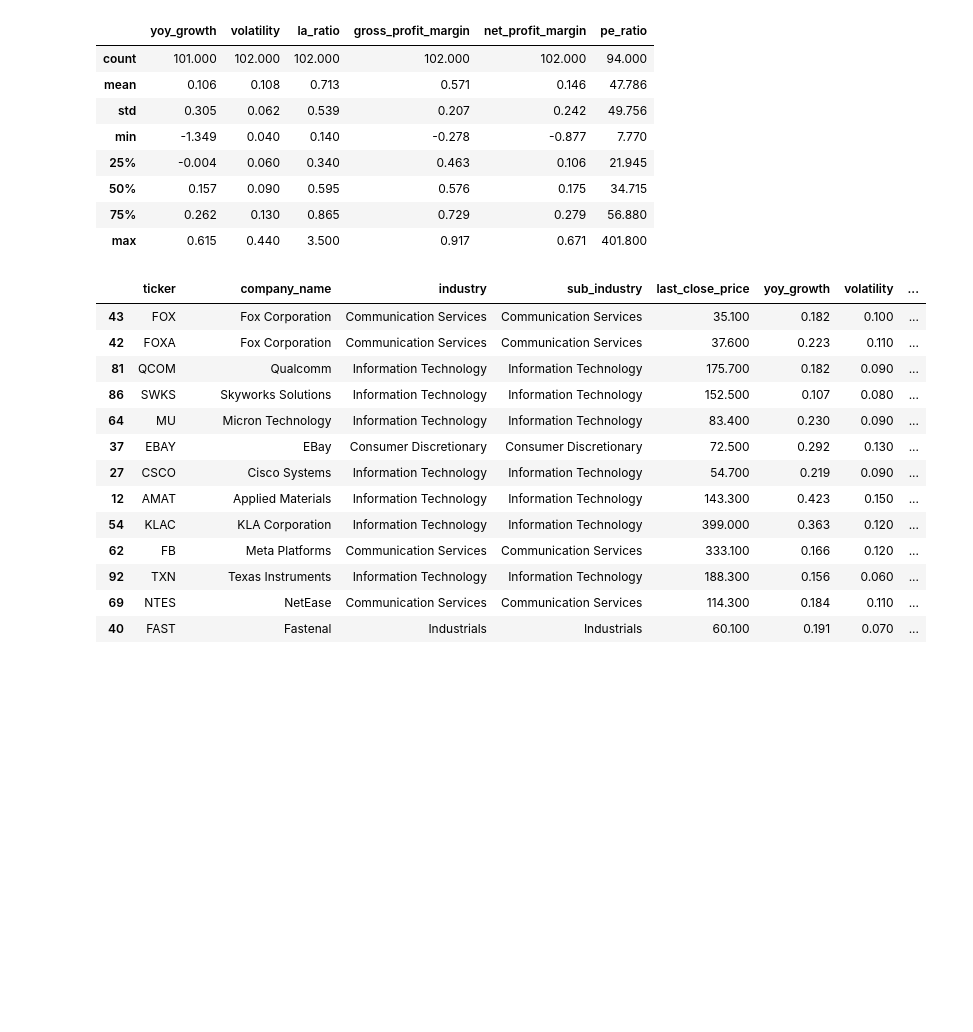
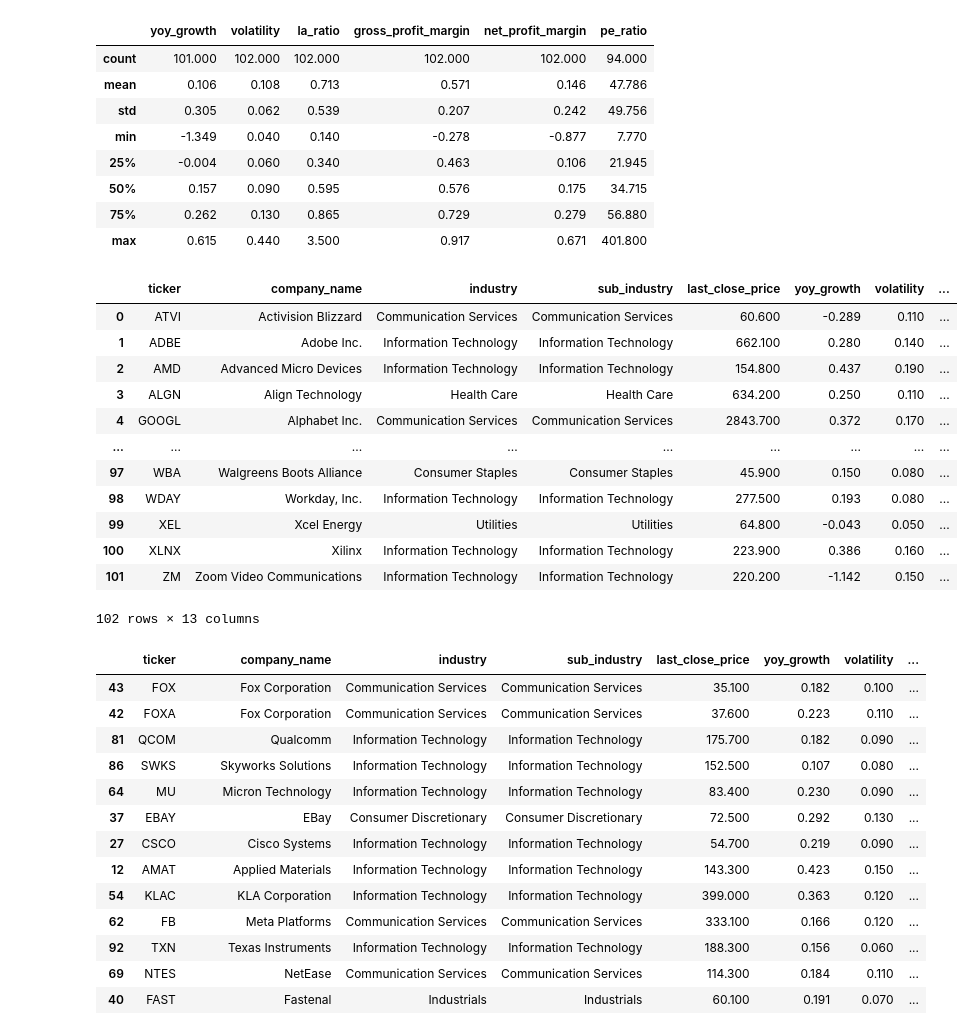
Before and after one commit to ipansh/choosy-stock, a Jupyter notebook: nasdaq_analysis.ipynb, the cells around one changed output. Drawn from its saved outputs; the diff is of its cells as text; code cells hidden in the pictures; blank space fills up the shorter version.

```diff
--- a/nasdaq_analysis.ipynb
+++ b/nasdaq_analysis.ipynb
@@ -274,6 +276,22 @@ fig.update_layout(showlegend=False)
 fig.show()
 # %%
 analysis_df = pd.read_csv('/Users/ilya/Desktop/Computer-Science/Github/choosy-stock/saved_df.csv').drop(columns = ['Unnamed: 0'])
+# %%
+analysis_df
+# %% [output]
+|  | ticker | company_name | industry | sub_industry | last_close_price | yoy_growth | volatility | ... |
+| 0 | ATVI | Activision Blizzard | Communication Services | Communication Services | 60.600 | -0.289 | 0.110 | ... |
+| 1 | ADBE | Adobe Inc. | Information Technology | Information Technology | 662.100 | 0.280 | 0.140 | ... |
+| 2 | AMD | Advanced Micro Devices | Information Technology | Information Technology | 154.800 | 0.437 | 0.190 | ... |
+| 3 | ALGN | Align Technology | Health Care | Health Care | 634.200 | 0.250 | 0.110 | ... |
+| 4 | GOOGL | Alphabet Inc. | Communication Services | Communication Services | 2843.700 | 0.372 | 0.170 | ... |
+| ... | ... | ... | ... | ... | ... | ... | ... | ... |
+| 97 | WBA | Walgreens Boots Alliance | Consumer Staples | Consumer Staples | 45.900 | 0.150 | 0.080 | ... |
+| 98 | WDAY | Workday, Inc. | Information Technology | Information Technology | 277.500 | 0.193 | 0.080 | ... |
+| 99 | XEL | Xcel Energy | Utilities | Utilities | 64.800 | -0.043 | 0.050 | ... |
+| 100 | XLNX | Xilinx | Information Technology | Information Technology | 223.900 | 0.386 | 0.160 | ... |
+| 101 | ZM | Zoom Video Communications | Information Technology | Information Technology | 220.200 | -1.142 | 0.150 | ... |
+102 rows × 13 columns
 # %%
 analysis_df2 = analysis_df.dropna()
 # %%
```
Also changed, not shown: parts of 6 cells of this notebook, 3 other files.
